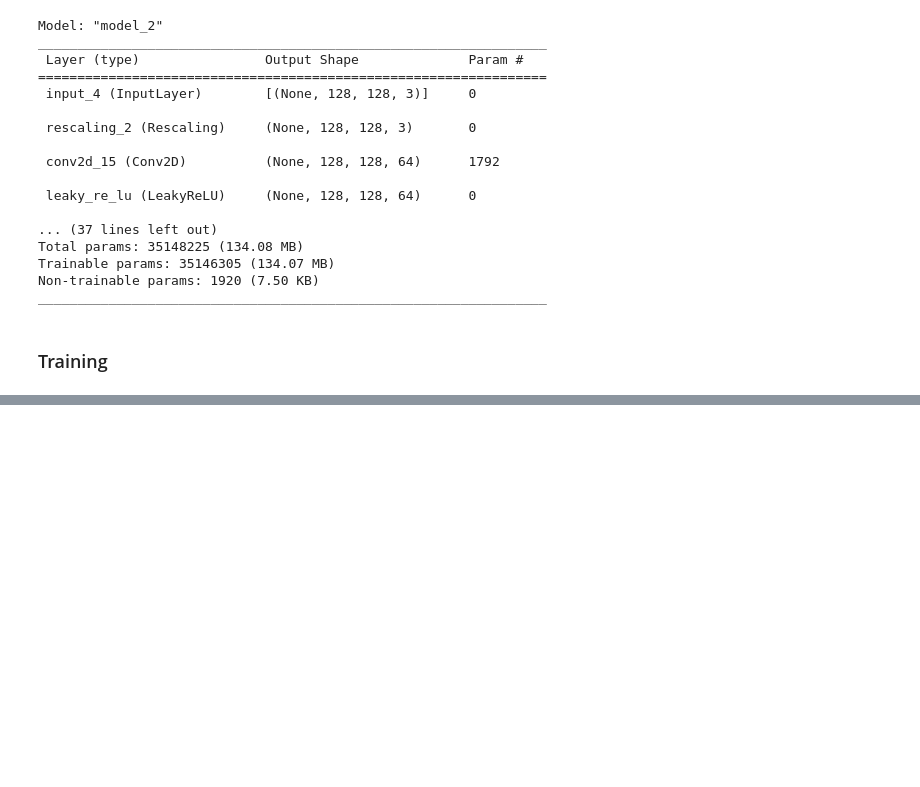
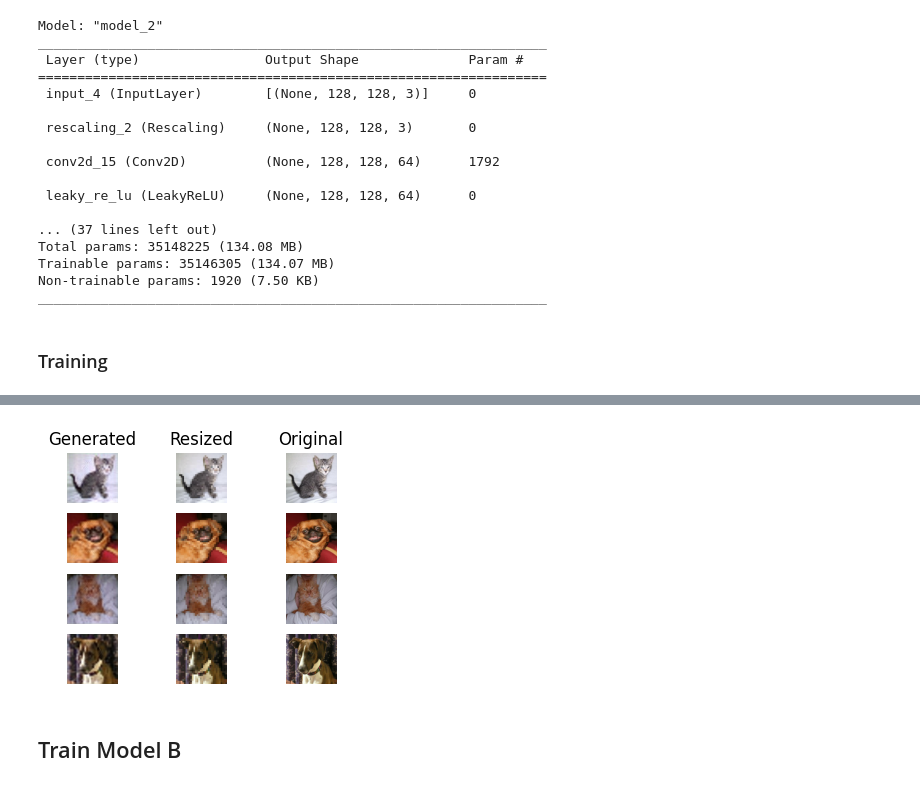
Before and after one commit to cbeam3902/MidTerm_cbeam18, a Jupyter notebook: Midterm_cbeam18.ipynb, the cells around one changed output, grey strips where cells are left out. Saved outputs shown, nothing was run; the diff lists cells and outputs as text; code cells hidden in the pictures; blank space fills up the shorter version.

Commit message:
Added Training for ModelB

```diff
--- a/Midterm_cbeam18.ipynb
+++ b/Midterm_cbeam18.ipynb
@@ -288,5 +309,12 @@ _________________________________________________________________
 # %%
-cross_entropy = tf.keras.losses.BinaryCrossentropy(from_logits=True)
+cross_entropy = tf.keras.losses.BinaryCrossentropy(from_logits=False)
+mse_loss = tf.keras.losses.MeanSquaredError()
+
+vgg_model = keras.applications.VGG19(
+    weights="imagenet",
+    input_shape=(128,128,3),
+    include_top=False
+)
 
 def discriminator_loss(real_output, fake_output):
     real_loss = cross_entropy(tf.ones_like(real_output), real_output)
@@ -325,8 +336,12 @@ def train_step(small_image, big_image):
         real_output = discriminator_model(big_image, training=True)
         fake_output = discriminator_model(generated_images, training=True)
 
-        gen_loss = generator_loss(fake_output)
         disc_loss = discriminator_loss(real_output, fake_output)
+
+        g_loss = generator_loss(fake_output)
+        m_loss = mse_loss(big_image, generated_images)
+        v_loss = mse_loss(vgg_model(big_image), vgg_model(generated_images))
+        gen_loss = g_loss + m_loss + v_loss
 
         grad_gen = gen_tape.gradient(gen_loss, generator_model.trainable_variables)
         grad_disc = disc_tape.gradient(disc_loss, discriminator_model.trainable_variables)
@@ -334,15 +349,19 @@ def train_step(small_image, big_image):
         generator_optimizer.apply_gradients(zip(grad_gen, generator_model.trainable_variables))
         discriminator_optimizer.apply_gradients(zip(grad_disc, discriminator_model.trainable_variables))
 
-def train(small_dataset, big_dataset, epochs):
-    for epoch in range(epochs):
-        start = time.time()
-        iterator = iter(big_dataset)
-        for small_batch in small_dataset:
-            big_batch = iterator.get_next()
-            train_step(small_batch[0], big_batch[0])
+def train(big_dataset, epochs):
+    resize_layer = keras.layers.Resizing(32, 32)
+    for epoch in tqdm(range(epochs)):
+        # start = time.time()
+        for big_batch in big_dataset:
+            small_batch = resize_layer(big_batch[0])
+            train_step(small_batch, big_batch[0])
 
-        print ('Time for epoch {} is {} sec'.format(epoch + 1, time.time()-start))
+        iterator_big = iter(big_dataset)
+        big_batch = iterator_big.get_next()
+        small_batch = resize_layer(big_batch[0])
+        generate_and_save_images(generator_model, epoch, small_batch, big_batch[0])
+        # print ('Time for epoch {} is {} sec'.format(epoch + 1, time.time()-start))
 # %%
 if train_SRGAN:
-    train(train_ds_small, train_ds, 50)
+    train(train_ds, 150)
@@ -364,3 +372,14 @@ if train_SRGAN:
 else:
     generator_model.load_weights("models/gen_model.ckpt")
     discriminator_model.load_weights("models/dis_model.ckpt")
+# %%
+resize_layer = tf.keras.layers.Resizing(32, 32)
+iterator = iter(train_ds)
+big_dataset = iterator.get_next()
+small_dataset = resize_layer(big_dataset[0])
+
+generate_and_save_images(generator_model, 9999, small_dataset, big_dataset[0])
+# %% [output]
+[figure, added]
+# %% [markdown]
+## Train Model B
```
Also changed, not shown: parts of 15 cells of this notebook, 1 other file.
